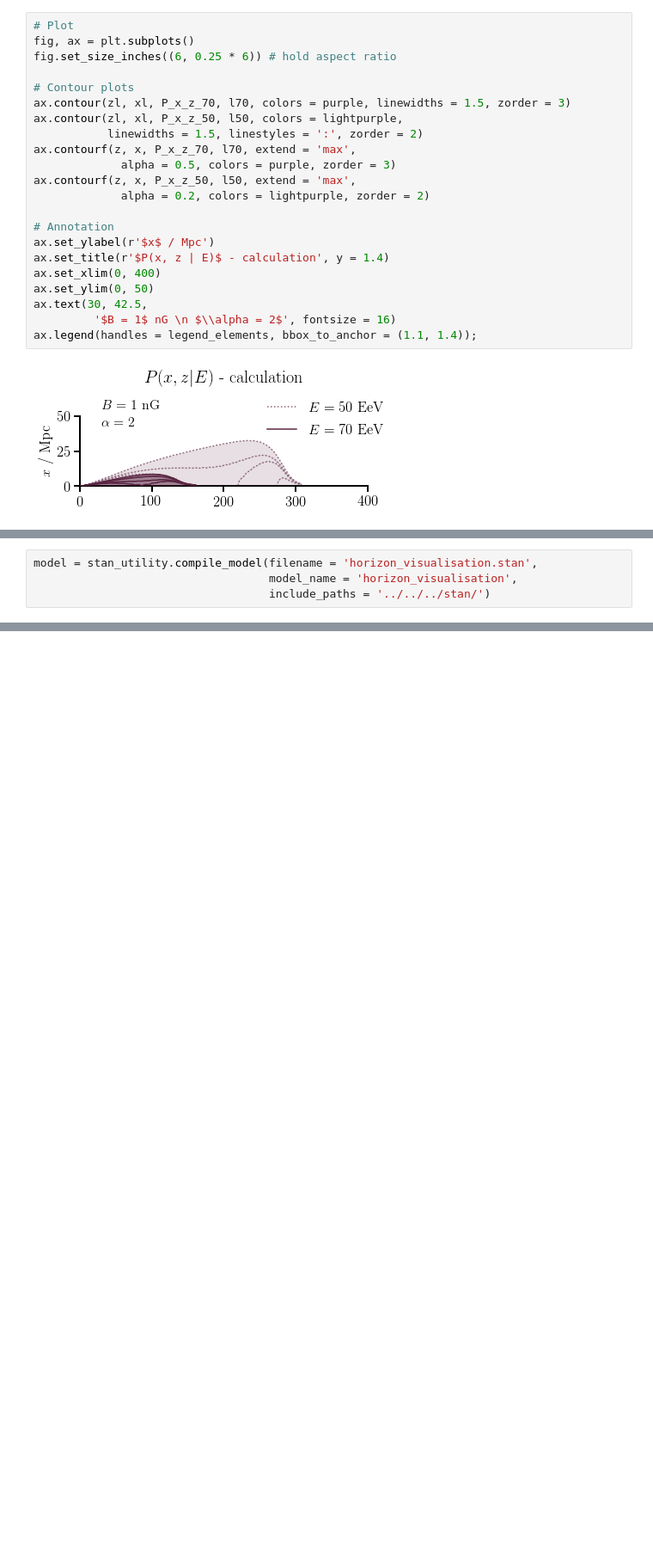
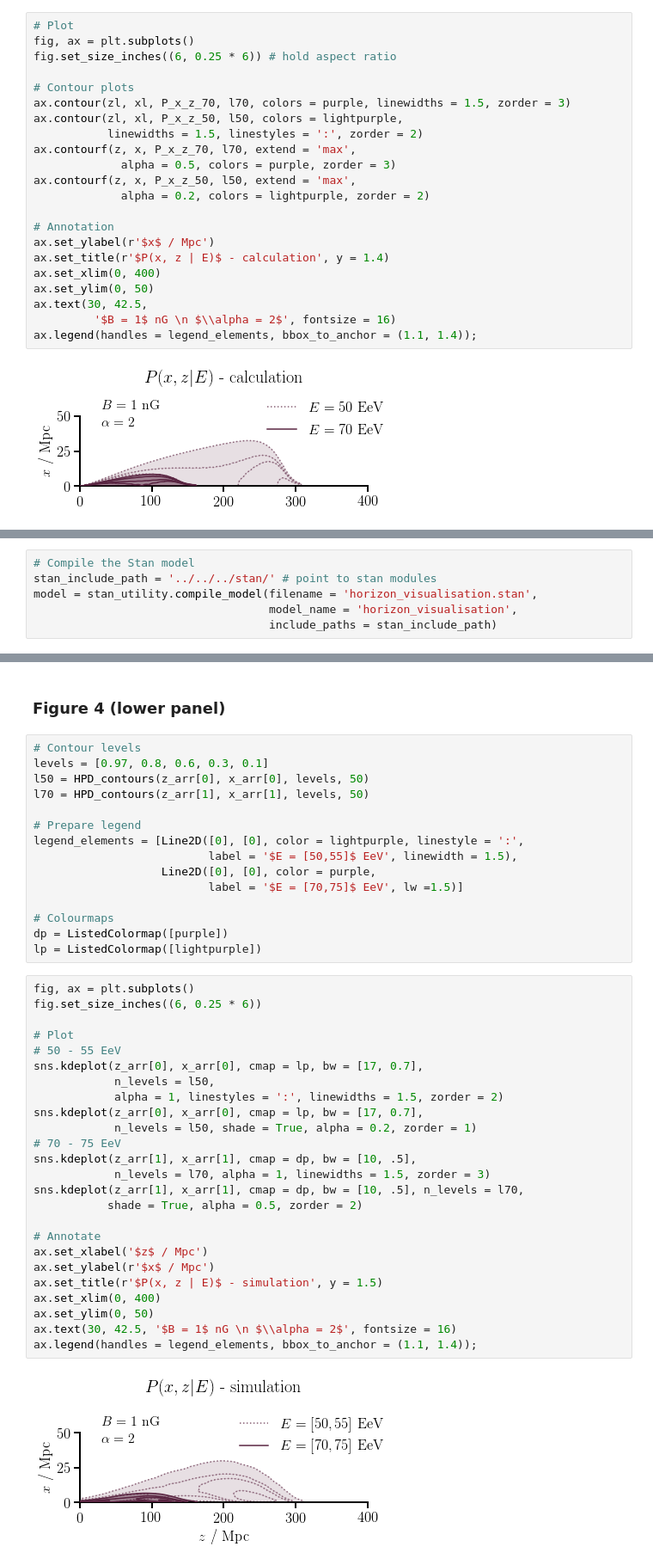
Before and after one commit to cescalara/uhecr_model, a Jupyter notebook: code_for_paper/impact_of_detection_uncertainties/horizon_visualisation/horizon_visualisation.ipynb, the cells around one changed output, grey strips where cells are left out. Shown at 86% size. Drawn from its saved outputs; the diff is of its cells as text; blank space fills up the shorter version.

```diff
--- a/code_for_paper/impact_of_detection_uncertainties/horizon_visualisation/horizon_visualisation.ipynb
+++ b/code_for_paper/impact_of_detection_uncertainties/horizon_visualisation/horizon_visualisation.ipynb
@@ -133,5 +138,7 @@ In order to **include the detection uncertainties**, we run a simulation of the
 # %%
+# Compile the Stan model
+stan_include_path = '../../../stan/' # point to stan modules
 model = stan_utility.compile_model(filename = 'horizon_visualisation.stan',
                                    model_name = 'horizon_visualisation',
-                                   include_paths = '../../../stan/')
+                                   include_paths = stan_include_path)
 # %% [output]
@@ -269,0 +232,44 @@ sns.despine()
+# %% [markdown]
+### Figure 4 (lower panel)
+# %%
+# Contour levels
+levels = [0.97, 0.8, 0.6, 0.3, 0.1]
+l50 = HPD_contours(z_arr[0], x_arr[0], levels, 50)
+l70 = HPD_contours(z_arr[1], x_arr[1], levels, 50)
+
+# Prepare legend
+legend_elements = [Line2D([0], [0], color = lightpurple, linestyle = ':',
+                          label = '$E = [50,55]$ EeV', linewidth = 1.5),
+                   Line2D([0], [0], color = purple,
+                          label = '$E = [70,75]$ EeV', lw =1.5)]
+
+# Colourmaps
+dp = ListedColormap([purple])
+lp = ListedColormap([lightpurple])
+# %%
+fig, ax = plt.subplots()
+fig.set_size_inches((6, 0.25 * 6))
+
+# Plot
+# 50 - 55 EeV
+sns.kdeplot(z_arr[0], x_arr[0], cmap = lp, bw = [17, 0.7],
+            n_levels = l50,
+            alpha = 1, linestyles = ':', linewidths = 1.5, zorder = 2)
+sns.kdeplot(z_arr[0], x_arr[0], cmap = lp, bw = [17, 0.7],
+            n_levels = l50, shade = True, alpha = 0.2, zorder = 1)
+# 70 - 75 EeV
+sns.kdeplot(z_arr[1], x_arr[1], cmap = dp, bw = [10, .5],
+            n_levels = l70, alpha = 1, linewidths = 1.5, zorder = 3)
+sns.kdeplot(z_arr[1], x_arr[1], cmap = dp, bw = [10, .5], n_levels = l70,
+           shade = True, alpha = 0.5, zorder = 2)
+
+# Annotate
+ax.set_xlabel('$z$ / Mpc')
+ax.set_ylabel(r'$x$ / Mpc')
+ax.set_title(r'$P(x, z | E)$ - simulation', y = 1.5)
+ax.set_xlim(0, 400)
+ax.set_ylim(0, 50)
+ax.text(30, 42.5, '$B = 1$ nG \n $\\alpha = 2$', fontsize = 16)
+ax.legend(handles = legend_elements, bbox_to_anchor = (1.1, 1.4));
+# %% [output]
+[figure, added]
```
Also changed, not shown: parts of 22 cells of this notebook.
